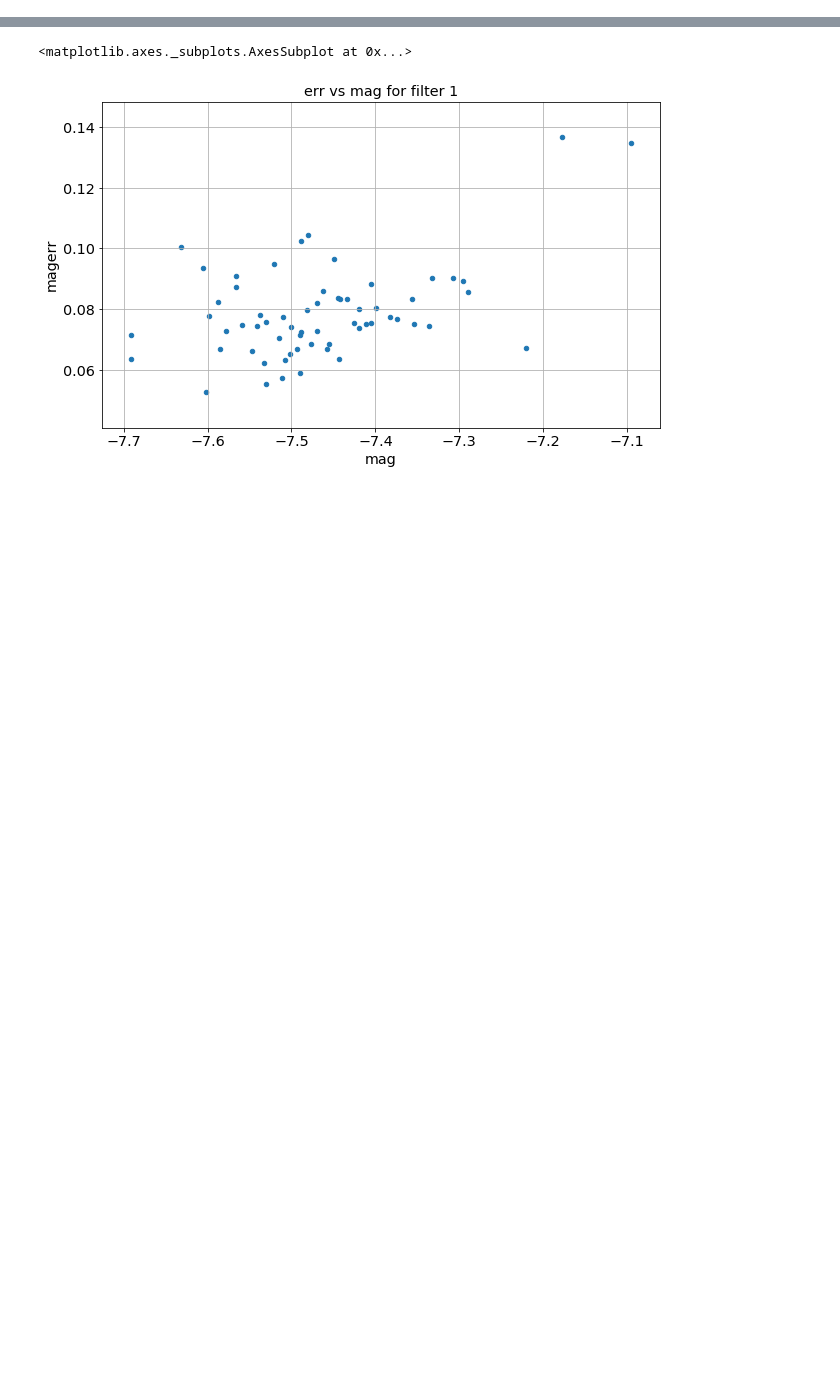
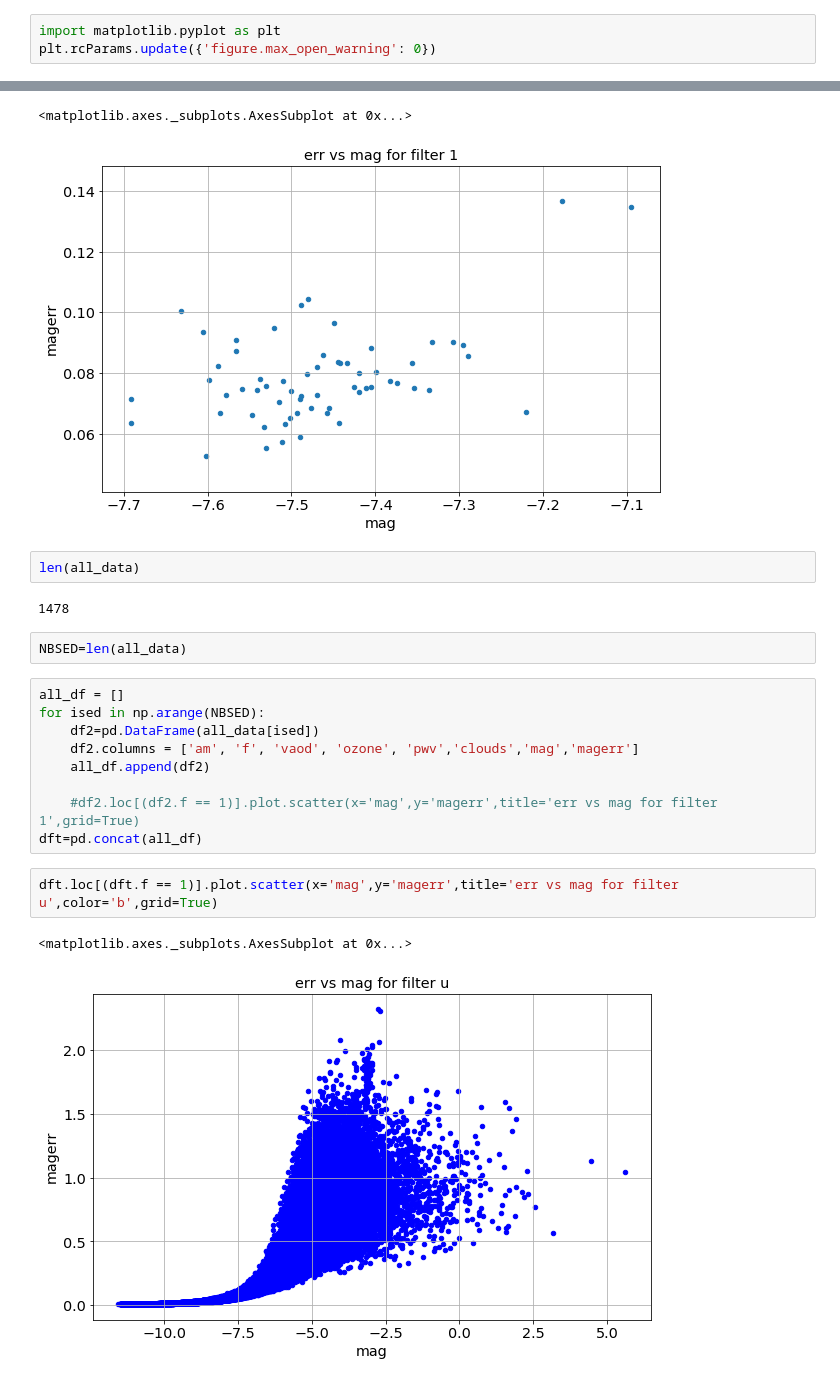
Before and after one commit to LSSTDESC/OpenAtmMiniDataChallenge, a Jupyter notebook: ViewSimuResult.ipynb, the cells around one changed output, grey strips where cells are left out. Saved outputs shown, nothing was run; the diff lists cells and outputs as text; blank space fills up the shorter version.

Commit message:
update  ViewSimuResult.ipynb with good histo

```diff
--- a/ViewSimuResult.ipynb
+++ b/ViewSimuResult.ipynb
@@ -10,6 +10,9 @@ from astropy.io import fits
 %matplotlib inline
 from IPython.display import Image, display
 from scipy.interpolate import interp1d
+# %%
+import matplotlib.pyplot as plt
+plt.rcParams.update({'figure.max_open_warning': 0})
 # %%
 # to enlarge the sizes
 params = {'legend.fontsize': 'x-large',
@@ -96,3 +99,23 @@ df.loc[(df.f == 1) & (df.f == 1)].plot.scatter(x='mag',y='magerr',title='err vs
 # %% [output]
 <matplotlib.axes._subplots.AxesSubplot at 0x...>
 [figure]
+# %%
+len(all_data)
+# %% [output]
+1478
+# %%
+NBSED=len(all_data)
+# %%
+all_df = []
+for ised in np.arange(NBSED):
+    df2=pd.DataFrame(all_data[ised])
+    df2.columns = ['am', 'f', 'vaod', 'ozone', 'pwv','clouds','mag','magerr']
+    all_df.append(df2)
+
+    #df2.loc[(df2.f == 1)].plot.scatter(x='mag',y='magerr',title='err vs mag for filter 1',grid=True)
+dft=pd.concat(all_df)
+# %%
+dft.loc[(dft.f == 1)].plot.scatter(x='mag',y='magerr',title='err vs mag for filter u',color='b',grid=True)
+# %% [output]
+<matplotlib.axes._subplots.AxesSubplot at 0x...>
+[figure, added]
```
Also changed, not shown: parts of 11 cells of this notebook.
